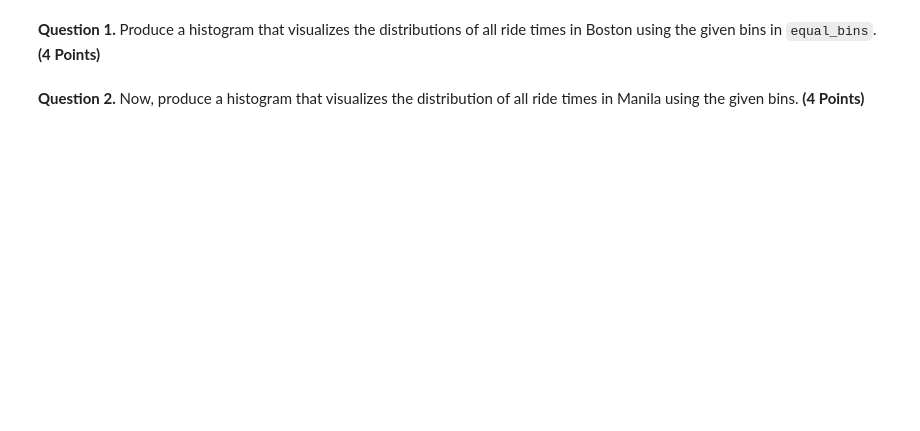
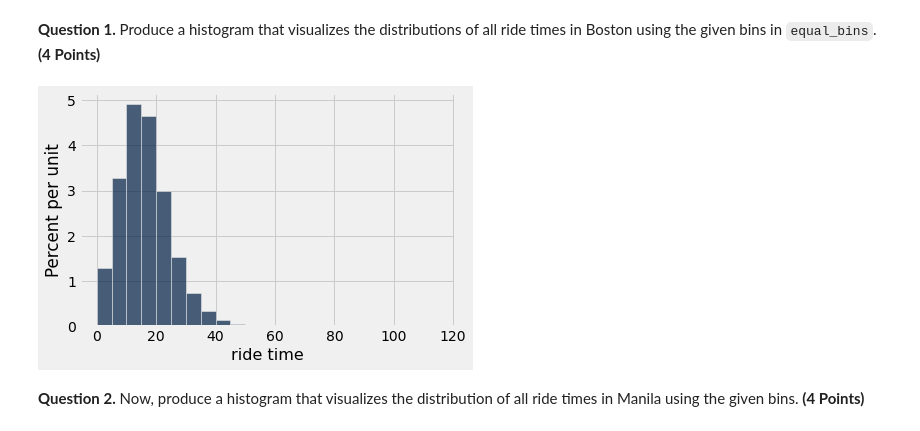
Before and after one commit to SoyCarlos/gabes-sumer-data-prep, a Jupyter notebook: Week 3/hw03/hw03.ipynb, the cells around one changed output. Drawn from its saved outputs; the diff is of its cells as text; code cells hidden in the pictures; blank space fills up the shorter version.

```diff
--- a/Week 3/hw03/hw03.ipynb
+++ b/Week 3/hw03/hw03.ipynb
@@ -365,7 +492,9 @@ manual: true
 -->
 # %%
 equal_bins = np.arange(0, 120, 5)
-...
+boston.hist('ride time', bins=equal_bins)
+# %% [output]
+[figure, added]
 # %% [markdown]
 <!-- END QUESTION -->
 
```
Also changed, not shown: parts of 58 cells of this notebook, 14 other files.
